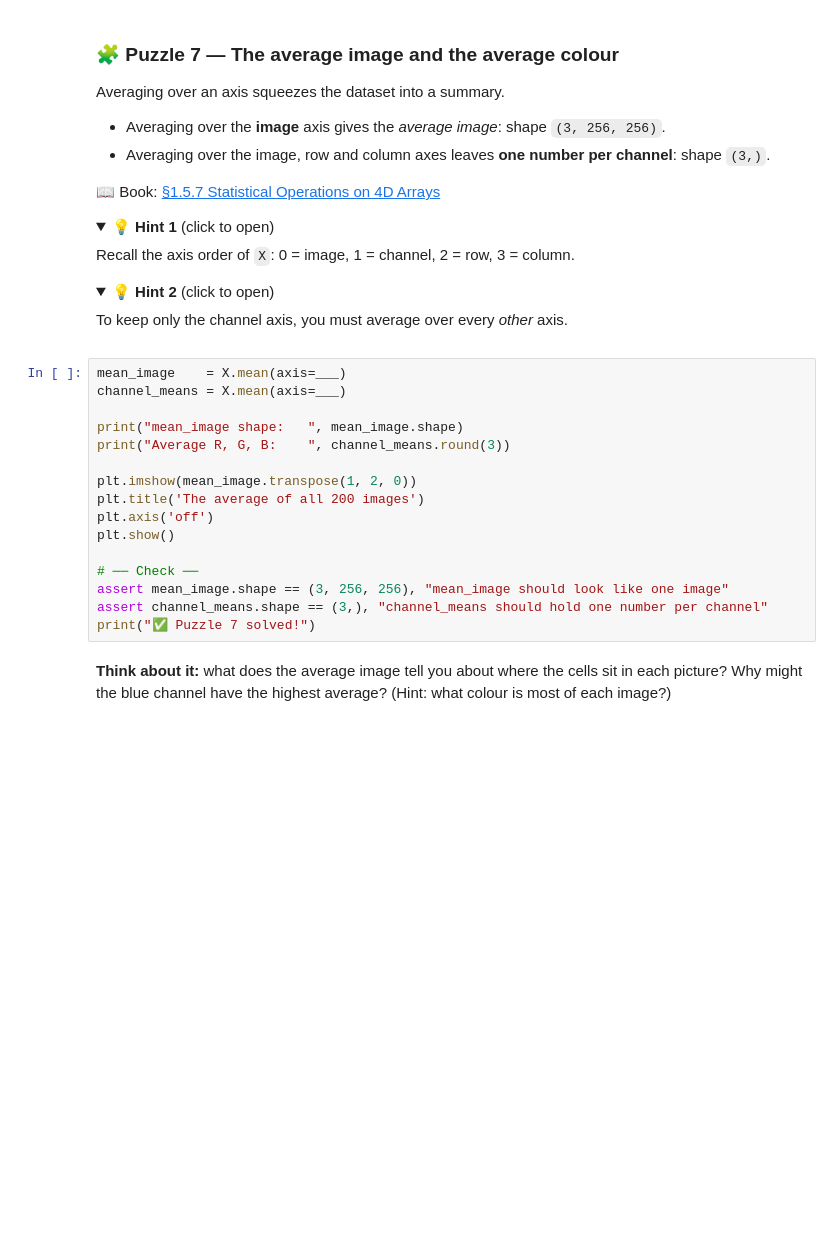
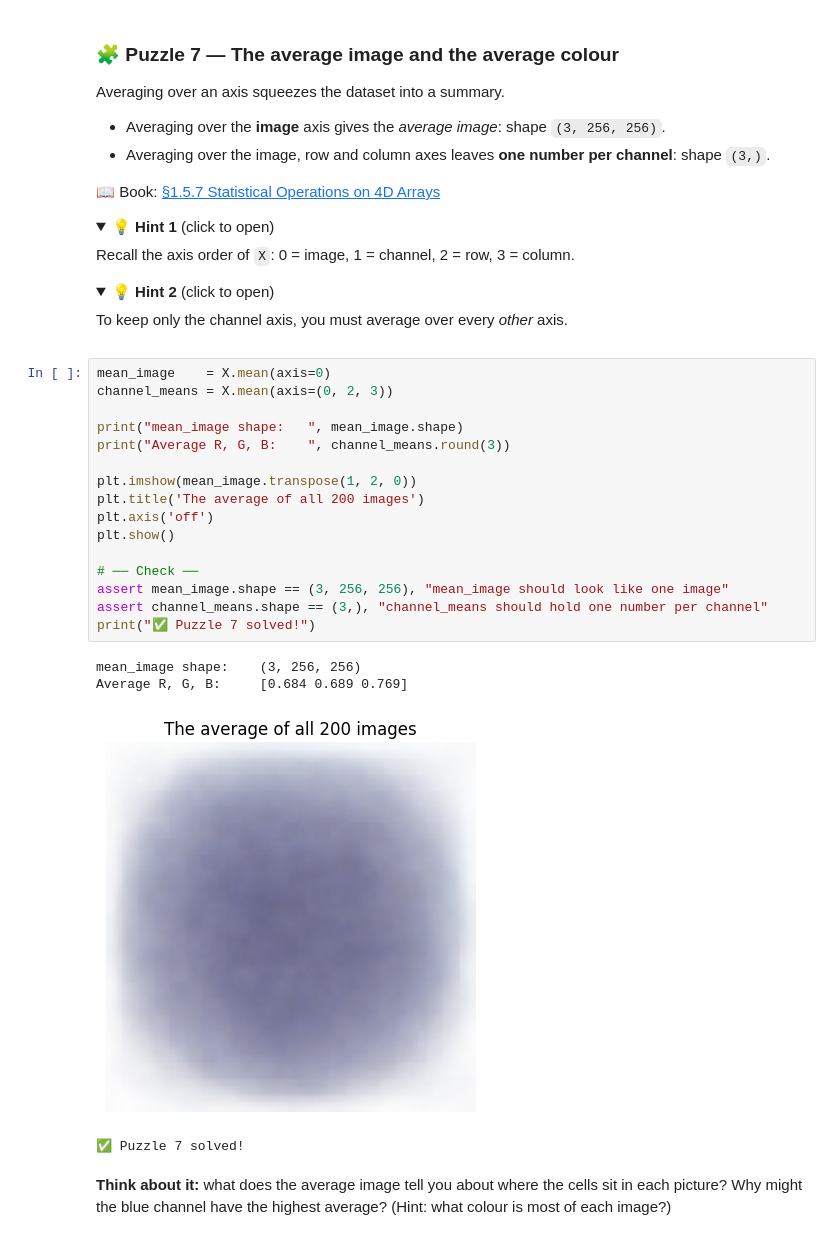
Before and after one commit to tarangoc/2048-game, a Jupyter notebook: Labs/Lab1_exploratory_analysis.ipynb, the cells around one changed output. Drawn from its saved outputs; the diff is of its cells as text; folded sections open; blank space fills up the shorter version.

```diff
--- a/Labs/Lab1_exploratory_analysis.ipynb
+++ b/Labs/Lab1_exploratory_analysis.ipynb
@@ -407,21 +432,26 @@ To keep only the channel axis, you must average over every *other* axis.
 
 </details>
 # %%
-mean_image    = X.mean(axis=___)
-channel_means = X.mean(axis=___)
+mean_image    = X.mean(axis=0)
+channel_means = X.mean(axis=(0, 2, 3))
 
 print("mean_image shape:   ", mean_image.shape)
 print("Average R, G, B:    ", channel_means.round(3))
 
 plt.imshow(mean_image.transpose(1, 2, 0))
 plt.title('The average of all 200 images')
 plt.axis('off')
 plt.show()
 
 # ── Check ──
 assert mean_image.shape == (3, 256, 256), "mean_image should look like one image"
 assert channel_means.shape == (3,), "channel_means should hold one number per channel"
 print("✅ Puzzle 7 solved!")
+# %% [output]
+mean_image shape:    (3, 256, 256)
+Average R, G, B:     [0.684 0.689 0.769]
+[figure, added]
+✅ Puzzle 7 solved!
 # %% [markdown]
 **Think about it:** what does the average image tell you about where the cells sit in each
 picture?  Why might the blue channel have the highest average?  (Hint: what colour is most
```
Also changed, not shown: parts of 11 cells of this notebook.
